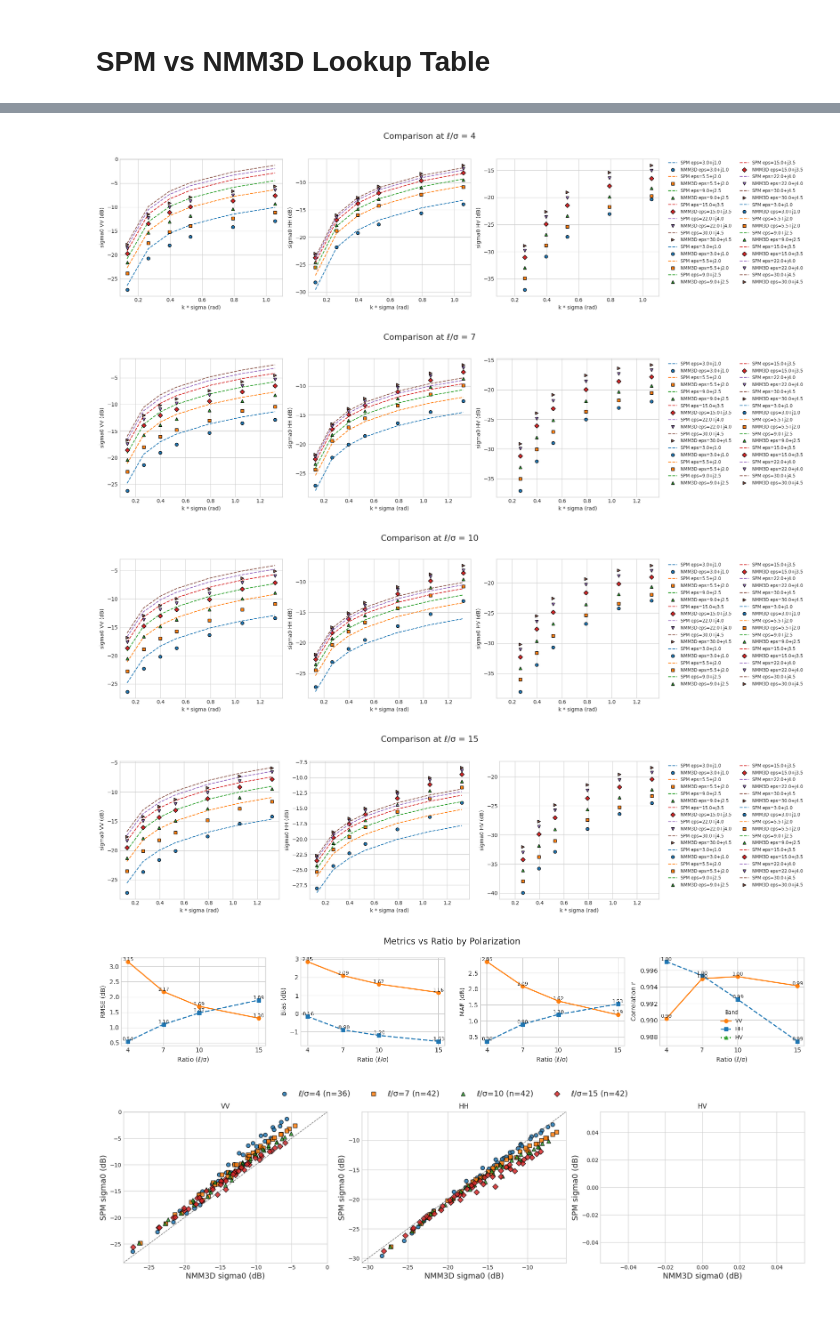
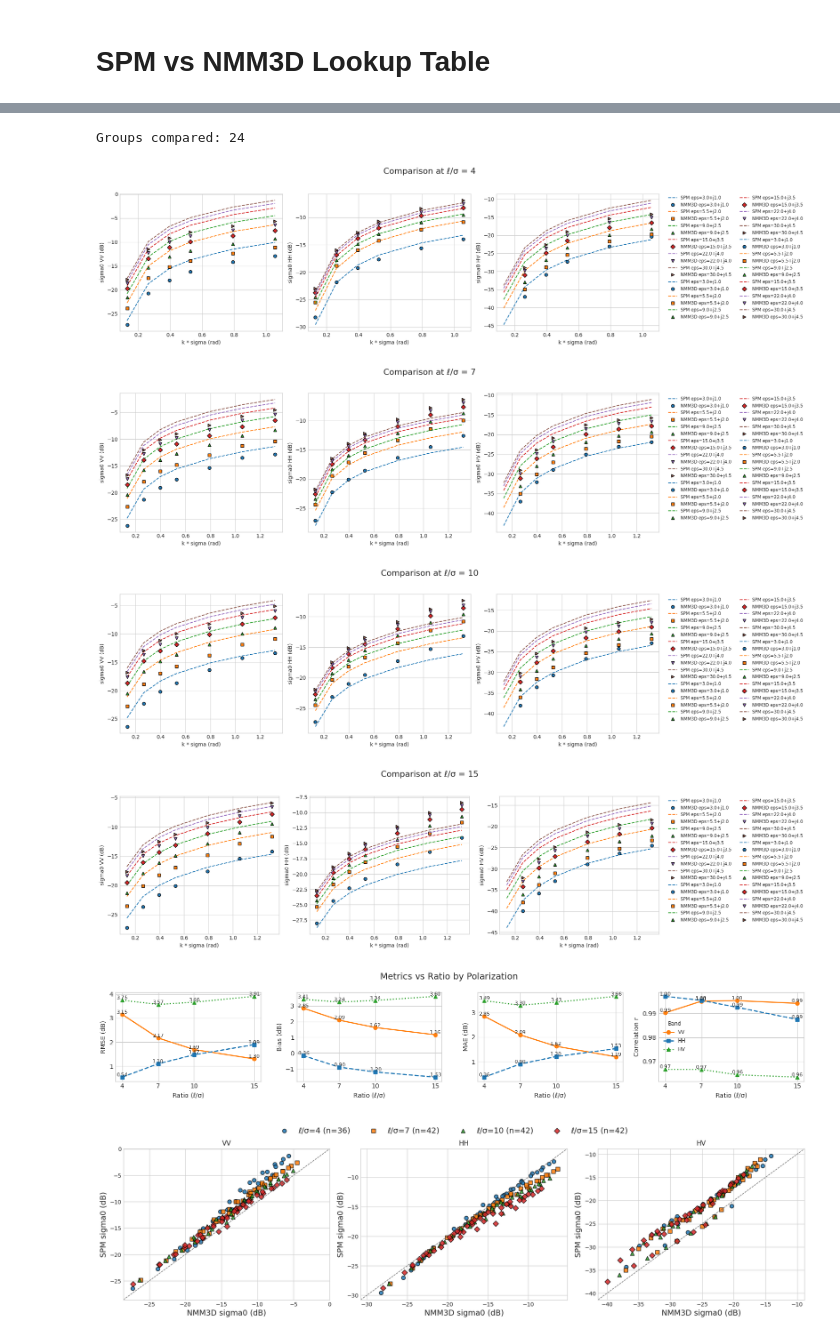
Before and after one commit to Morteza-Khazaei/mwrtms, a Jupyter notebook: examples/test_spm.ipynb, the cells around one changed output, grey strips where cells are left out. Saved outputs shown, nothing was run; the diff lists cells and outputs as text; code cells hidden in the pictures; blank space fills up the shorter version.

```diff
--- a/examples/test_spm.ipynb
+++ b/examples/test_spm.ipynb
@@ -11,7 +11,7 @@ import numpy as np
 import pandas as pd
 
 from mwrtms.core import ElectromagneticWave, PolarizationState, ScatteringGeometry
-from mwrtms.interface import ExponentialCorrelation, IsotropicRoughness
+from mwrtms.medium.surface import build_surface_from_statistics
 from mwrtms.scattering.surface import SPMModel
 from mwrtms.medium import Medium
 
@@ -43,6 +43,7 @@ INCIDENCE_DEG = 40.0
 TARGET_RATIOS = [4, 7, 10, 15]
 MARKERS = {i: marker for i, marker in enumerate(['o', 's', '^', 'D', 'v', '>', '<', 'p', 'h', 'x'])}
 plt.style.use("seaborn-v0_8-whitegrid")
+
 
 
 def to_db(value):
@@ -142,13 +143,12 @@ for ratio, eps_r, eps_i in unique_groups:
     soil = _ConstantMedium(complex(eps_r, eps_i))
 
     for sigma in sigma_values:
-        corr_length = ratio * sigma
-        roughness = IsotropicRoughness(
-            rms_height_m=sigma,
-            correlation_length_m=corr_length,
-            correlation_function=ExponentialCorrelation(),
+        surface = build_surface_from_statistics(
+            sigma,
+            ratio * sigma,
+            correlation_type="exponential",
         )
-        model = SPMModel(wave, geometry, roughness)
+        model = SPMModel(wave, geometry, surface)
 
         vv_lin = model.compute(air, soil, PolarizationState.VV)
         hh_lin = model.compute(air, soil, PolarizationState.HH)
@@ -156,7 +156,7 @@ for ratio, eps_r, eps_i in unique_groups:
 
         vv_spm.append(to_db(vv_lin))
         hh_spm.append(to_db(hh_lin))
-        hv_spm.append(-np.inf if hv_lin <= 0.0 else to_db(hv_lin))
+        hv_spm.append(to_db(hv_lin))
 
     vv_spm = np.asarray(vv_spm)
     hh_spm = np.asarray(hh_spm)
@@ -413,6 +412,7 @@ Groups compared: 24
+Groups compared: 24
-[figure, old version]
+[figure, new version]
-[figure, old version]
+[figure, new version]
-[figure, old version]
+[figure, new version]
-[figure, old version]
+[figure, new version]
-[figure, old version]
+[figure, new version]
-[figure, old version]
+[figure, new version]
```
Also changed, not shown: parts of 1 cell of this notebook, 43 other files.
